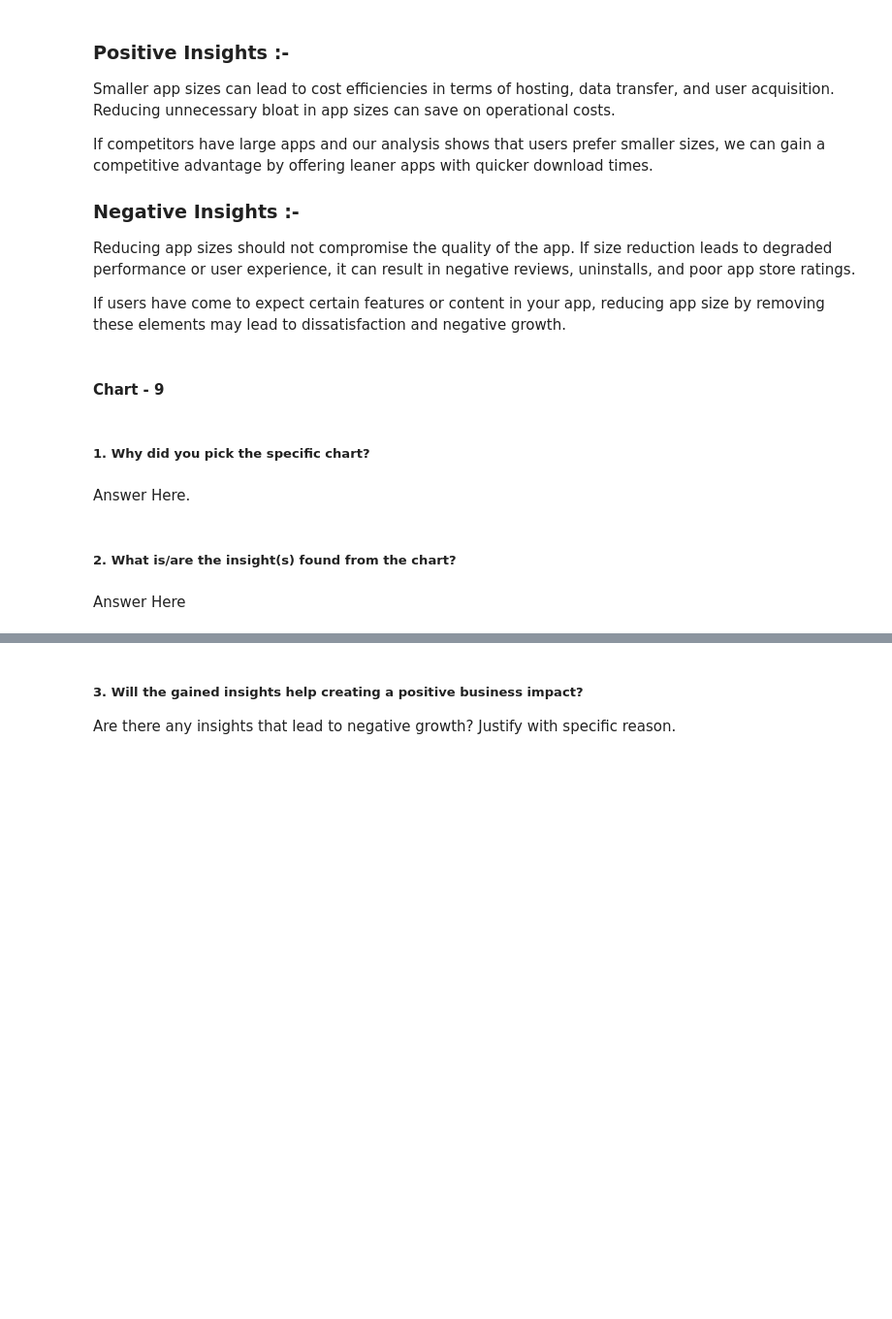
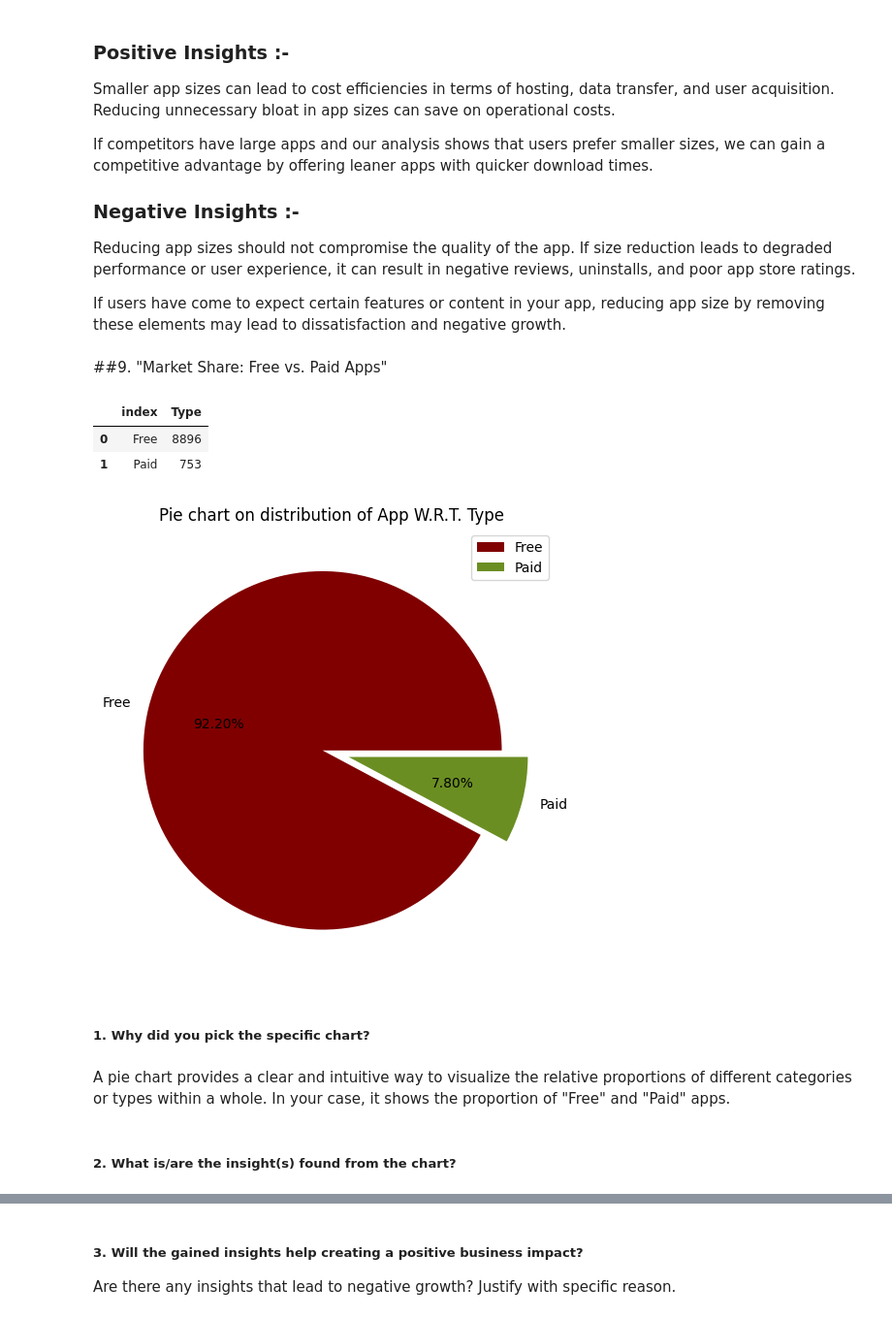
Before and after one commit to jeetu2994/Play_store_app_review_analysyis, a Jupyter notebook: JM_|_Capstone_Project_EDA_(PlayStore_App_Review_Analysis).ipynb, the cells around one changed output, grey strips where cells are left out. Shown at 97% size. Saved outputs shown, nothing was run; the diff lists cells and outputs as text; code cells hidden in the pictures; blank space fills up the shorter version.

```diff
--- a/JM_|_Capstone_Project_EDA_(PlayStore_App_Review_Analysis).ipynb
+++ b/JM_|_Capstone_Project_EDA_(PlayStore_App_Review_Analysis).ipynb
@@ -1939,5 +1931,3 @@ If competitors have large apps and our analysis shows that users prefer smaller
 Reducing app sizes should not compromise the quality of the app. If size reduction leads to degraded performance or user experience, it can result in negative reviews, uninstalls, and poor app store ratings.
 
 If users have come to expect certain features or content in your app, reducing app size by removing these elements may lead to dissatisfaction and negative growth.
-# %% [markdown]
-#### Chart - 9
@@ -1946,8 +1934,26 @@ If users have come to expect certain features or content in your app, reducing a
+# %% [markdown]
+##9. "Market Share: Free vs. Paid Apps"
+# %%
+x = ps_ana_df["Type"].value_counts().reset_index()
+x
+# %% [output]
+|  | index | Type |
+| 0 | Free | 8896 |
+| 1 | Paid | 753 |
+# %%
+# Chart - 9 visualization code
+plt.figure(figsize = (8, 6))
+
+plt.pie(ps_ana_df["Type"].value_counts(), colors = ["maroon" , "olivedrab"],
+        explode = (0.05 ,0.1) , labels = x["index"], autopct='%1.2f%%' )
+plt.legend()
+plt.title("Pie chart on distribution of App W.R.T. Type")
+plt.show()
+# %% [output]
+[figure, added]
 # %% [markdown]
 ##### 1. Why did you pick the specific chart?
-# %% [markdown]
-Answer Here.
+# %% [markdown]
+ A pie chart provides a clear and intuitive way to visualize the relative proportions of different categories or types within a whole. In your case, it shows the proportion of "Free" and "Paid" apps.
 # %% [markdown]
 ##### 2. What is/are the insight(s) found from the chart?
-# %% [markdown]
-Answer Here
```
Also changed, not shown: parts of 63 cells of this notebook.
